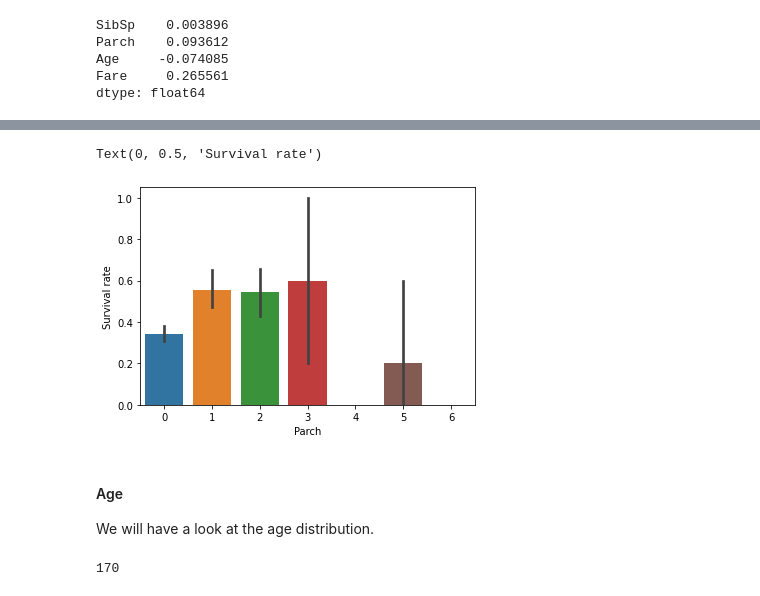
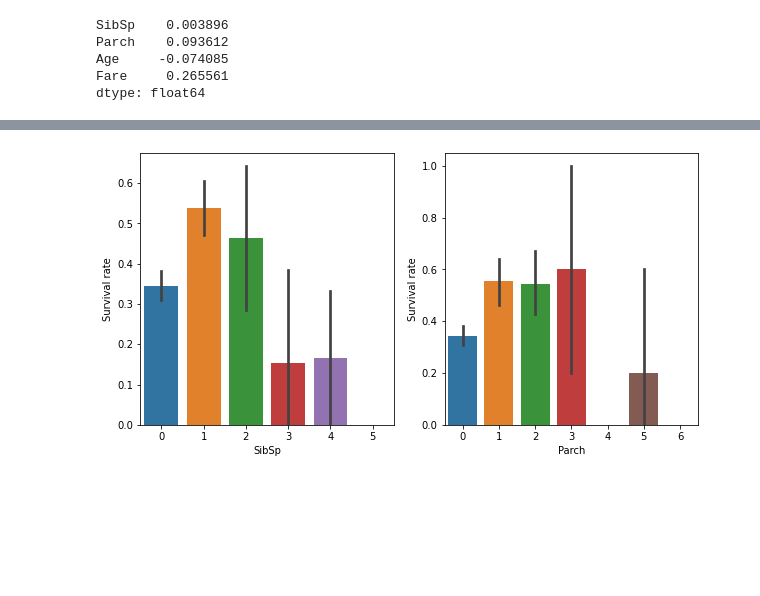
Before and after one commit to jmateo27/Titanic-Project, a Jupyter notebook: titanic.ipynb, the cells around one changed output, grey strips where cells are left out. Cells and saved outputs as stored; diff of their text form; code cells hidden in the pictures; blank space fills up the shorter version.

```diff
--- a/titanic.ipynb
+++ b/titanic.ipynb
@@ -182,0 +110,6 @@ Text(0, 0.5, 'Survival rate')
+# %%
+# Get the frequeny of each nominal variables
+cat_features = ["Sex", "Embarked", "Pclass"]
+f, axes = plt.subplots(1, 3, figsize=(15, 5))
+for i, feature in enumerate(cat_features):
+    sns.countplot(x=feature, data=train, ax=axes[i])
@@ -182,0 +124,6 @@ Text(0, 0.5, 'Survival rate')
+# %%
+# What is the survival rate based on each categorical variables
+f, axes = plt.subplots(1, 3, figsize=(15, 5))
+for i, feature in enumerate(cat_features):
+    sns.barplot(x=feature, y="Survived", data=train, ax=axes[i])
+    axes[i].set_ylabel("Survival rate")
@@ -254,0 +192,6 @@ sns.countplot(x="Parch", data=train)
+# %%
+# Counting plots for discrete variables
+f, axes = plt.subplots(1, 2, figsize=(10, 5))
+discrete = ["SibSp", "Parch"]
+for i, feature in enumerate(discrete):
+    sns.countplot(x=feature, data=train, ax=axes[i])
@@ -255,16 +200,8 @@ sns.countplot(x="Parch", data=train)
 # %%
-# What are the survival rates based on the number of parents or chilren?
-sns.barplot(x="Parch", y="Survived", data=train)
-plt.ylabel("Survival rate")
+# What are the survival rates for pasenger based on their companions
+f, axes = plt.subplots(1, 2, figsize=(10, 5))
+for i, feature in enumerate(discrete):
+    sns.barplot(x=feature, y="Survived", data=train, ax=axes[i])
+    axes[i].set_ylabel("Survival rate")
 # %% [output]
-Text(0, 0.5, 'Survival rate')
-[figure, old version]
+[figure, new version]
-# %% [markdown]
-#### Age
-
-We will have a look at the age distribution.
-# %%
-# How many passengers with missing age data?
-train['Age'].isnull().sum()
-# %% [output]
-170
```
Also changed, not shown: parts of 26 cells of this notebook.
